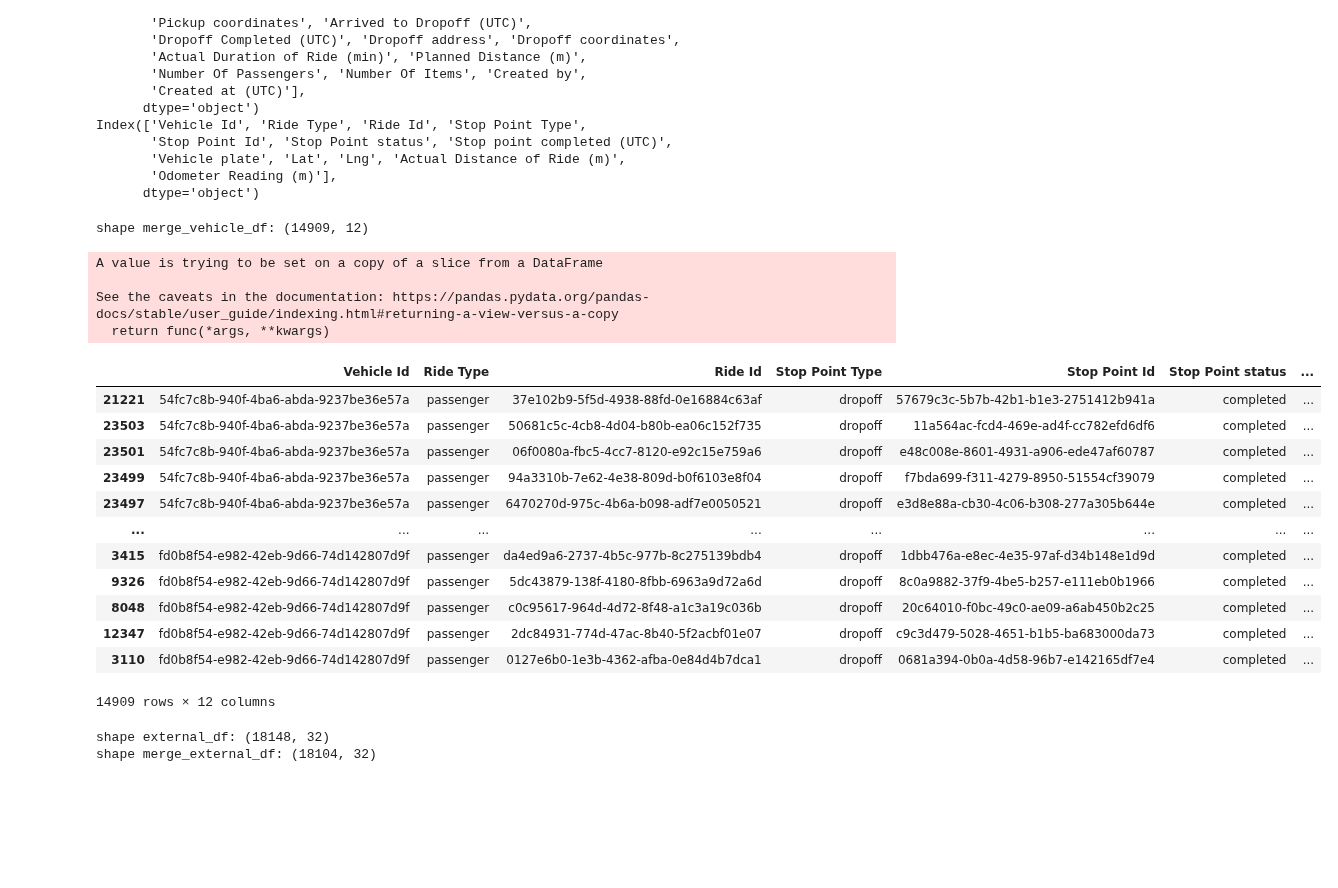
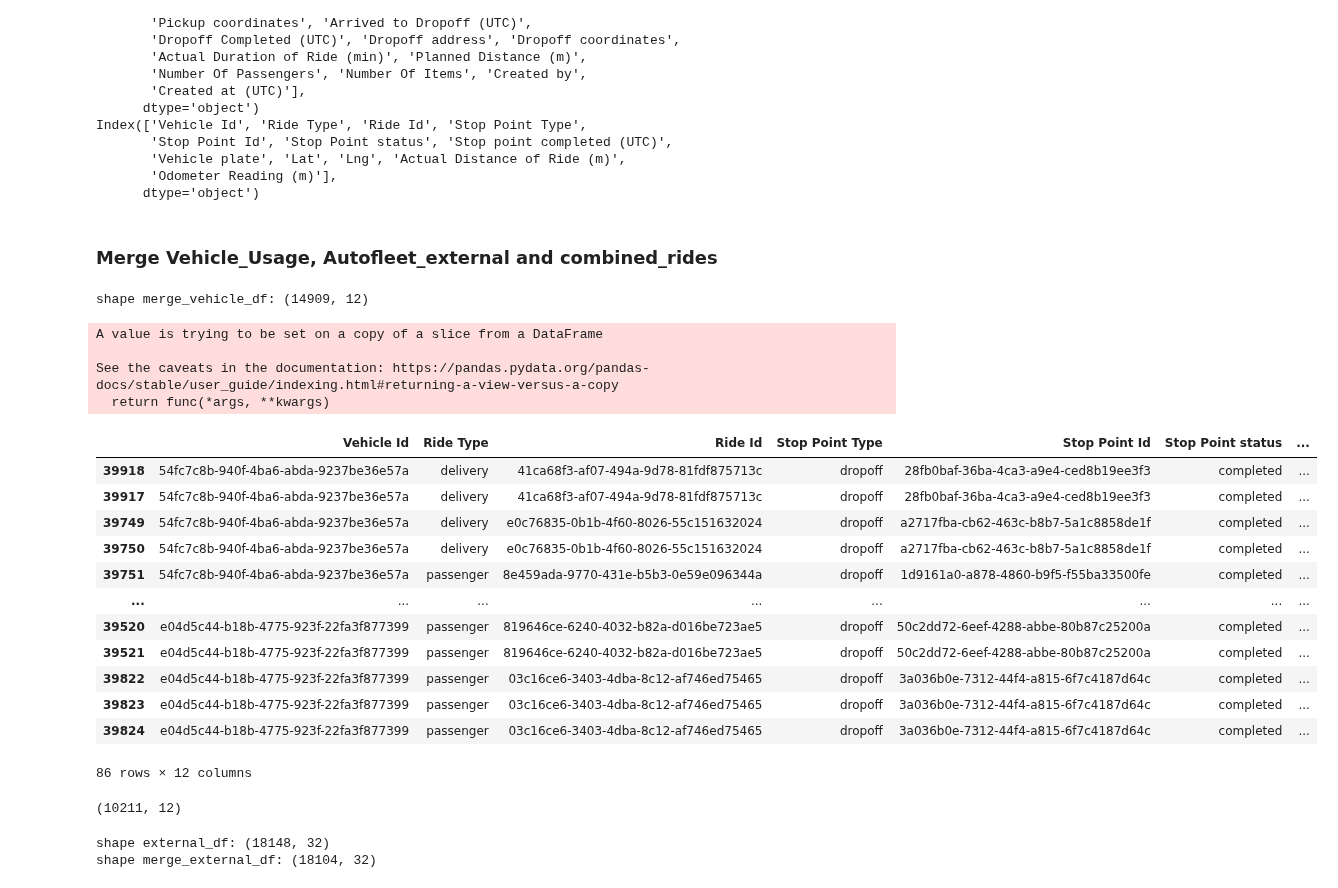
Before and after one commit to Lukas-Dierkes/vehicle-stream-team-project, a Jupyter notebook: vehicle_stream_pipeline/vehicle_matching.ipynb, the cells around one changed output. Drawn from its saved outputs; the diff is of its cells as text; code cells hidden in the pictures; blank space fills up the shorter version.

Commit message:
final df merge + vehicle matching

```diff
--- a/vehicle_stream_pipeline/vehicle_matching.ipynb
+++ b/vehicle_stream_pipeline/vehicle_matching.ipynb
@@ -102,35 +104,42 @@ Index(['Vehicle Id', 'Ride Type', 'Ride Id', 'Stop Point Type',
        'Vehicle plate', 'Lat', 'Lng', 'Actual Distance of Ride (m)',
        'Odometer Reading (m)'],
       dtype='object')
+# %% [markdown]
+### Merge Vehicle_Usage, Autofleet_external and combined_rides
 # %%
 # vehicle_usage_df preprocessing - filteirng on Stop Point type and status + drop remaining duplicates
 
 merge_vehicle_df = vehicle_usage_df[(vehicle_usage_df["Stop Point Type"] == "dropoff") & (vehicle_usage_df["Stop Point status"] == "completed")]
 merge_vehicle_df.dropna(subset=["Ride Id"], inplace= True)
 merge_vehicle_df.sort_values(by="Vehicle Id", inplace = True)
+dupl_vehicle_df = merge_vehicle_df[merge_vehicle_df.duplicated( subset=["Ride Id"] , keep= False)]
 merge_vehicle_df.drop_duplicates(subset=["Ride Id"], inplace= True)
 # dupl_vehicle_df = merge_vehicle_df[merge_vehicle_df.duplicated( subset=["Ride Id"] , keep= False)]
 print(f"shape merge_vehicle_df: {merge_vehicle_df.shape}")
-merge_vehicle_df
+dupl_vehicle_df
 # %% [output]
 shape merge_vehicle_df: (14909, 12)
 A value is trying to be set on a copy of a slice from a DataFrame
 
 See the caveats in the documentation: https://pandas.pydata.org/pandas-docs/stable/user_guide/indexing.html#returning-a-view-versus-a-copy
   return func(*args, **kwargs)
 |  | Vehicle Id | Ride Type | Ride Id | Stop Point Type | Stop Point Id | Stop Point status | ... |
-| 21221 | 54fc7c8b-940f-4ba6-abda-9237be36e57a | passenger | 37e102b9-5f5d-4938-88fd-0e16884c63af | dropoff | 57679c3c-5b7b-42b1-b1e3-2751412b941a | completed | ... |
-| 23503 | 54fc7c8b-940f-4ba6-abda-9237be36e57a | passenger | 50681c5c-4cb8-4d04-b80b-ea06c152f735 | dropoff | 11a564ac-fcd4-469e-ad4f-cc782efd6df6 | completed | ... |
-| 23501 | 54fc7c8b-940f-4ba6-abda-9237be36e57a | passenger | 06f0080a-fbc5-4cc7-8120-e92c15e759a6 | dropoff | e48c008e-8601-4931-a906-ede47af60787 | completed | ... |
-| 23499 | 54fc7c8b-940f-4ba6-abda-9237be36e57a | passenger | 94a3310b-7e62-4e38-809d-b0f6103e8f04 | dropoff | f7bda699-f311-4279-8950-51554cf39079 | completed | ... |
-| 23497 | 54fc7c8b-940f-4ba6-abda-9237be36e57a | passenger | 6470270d-975c-4b6a-b098-adf7e0050521 | dropoff | e3d8e88a-cb30-4c06-b308-277a305b644e | completed | ... |
+| 39918 | 54fc7c8b-940f-4ba6-abda-9237be36e57a | delivery | 41ca68f3-af07-494a-9d78-81fdf875713c | dropoff | 28fb0baf-36ba-4ca3-a9e4-ced8b19ee3f3 | completed | ... |
+| 39917 | 54fc7c8b-940f-4ba6-abda-9237be36e57a | delivery | 41ca68f3-af07-494a-9d78-81fdf875713c | dropoff | 28fb0baf-36ba-4ca3-a9e4-ced8b19ee3f3 | completed | ... |
+| 39749 | 54fc7c8b-940f-4ba6-abda-9237be36e57a | delivery | e0c76835-0b1b-4f60-8026-55c151632024 | dropoff | a2717fba-cb62-463c-b8b7-5a1c8858de1f | completed | ... |
+| 39750 | 54fc7c8b-940f-4ba6-abda-9237be36e57a | delivery | e0c76835-0b1b-4f60-8026-55c151632024 | dropoff | a2717fba-cb62-463c-b8b7-5a1c8858de1f | completed | ... |
+| 39751 | 54fc7c8b-940f-4ba6-abda-9237be36e57a | passenger | 8e459ada-9770-431e-b5b3-0e59e096344a | dropoff | 1d9161a0-a878-4860-b9f5-f55ba33500fe | completed | ... |
 | ... | ... | ... | ... | ... | ... | ... | ... |
-| 3415 | fd0b8f54-e982-42eb-9d66-74d142807d9f | passenger | da4ed9a6-2737-4b5c-977b-8c275139bdb4 | dropoff | 1dbb476a-e8ec-4e35-97af-d34b148e1d9d | completed | ... |
-| 9326 | fd0b8f54-e982-42eb-9d66-74d142807d9f | passenger | 5dc43879-138f-4180-8fbb-6963a9d72a6d | dropoff | 8c0a9882-37f9-4be5-b257-e111eb0b1966 | completed | ... |
-| 8048 | fd0b8f54-e982-42eb-9d66-74d142807d9f | passenger | c0c95617-964d-4d72-8f48-a1c3a19c036b | dropoff | 20c64010-f0bc-49c0-ae09-a6ab450b2c25 | completed | ... |
-| 12347 | fd0b8f54-e982-42eb-9d66-74d142807d9f | passenger | 2dc84931-774d-47ac-8b40-5f2acbf01e07 | dropoff | c9c3d479-5028-4651-b1b5-ba683000da73 | completed | ... |
-| 3110 | fd0b8f54-e982-42eb-9d66-74d142807d9f | passenger | 0127e6b0-1e3b-4362-afba-0e84d4b7dca1 | dropoff | 0681a394-0b0a-4d58-96b7-e142165df7e4 | completed | ... |
+| 39520 | e04d5c44-b18b-4775-923f-22fa3f877399 | passenger | 819646ce-6240-4032-b82a-d016be723ae5 | dropoff | 50c2dd72-6eef-4288-abbe-80b87c25200a | completed | ... |
+| 39521 | e04d5c44-b18b-4775-923f-22fa3f877399 | passenger | 819646ce-6240-4032-b82a-d016be723ae5 | dropoff | 50c2dd72-6eef-4288-abbe-80b87c25200a | completed | ... |
+| 39822 | e04d5c44-b18b-4775-923f-22fa3f877399 | passenger | 03c16ce6-3403-4dba-8c12-af746ed75465 | dropoff | 3a036b0e-7312-44f4-a815-6f7c4187d64c | completed | ... |
+| 39823 | e04d5c44-b18b-4775-923f-22fa3f877399 | passenger | 03c16ce6-3403-4dba-8c12-af746ed75465 | dropoff | 3a036b0e-7312-44f4-a815-6f7c4187d64c | completed | ... |
+| 39824 | e04d5c44-b18b-4775-923f-22fa3f877399 | passenger | 03c16ce6-3403-4dba-8c12-af746ed75465 | dropoff | 3a036b0e-7312-44f4-a815-6f7c4187d64c | completed | ... |
-14909 rows × 12 columns
+86 rows × 12 columns
+# %%
+merge_vehicle_df[merge_vehicle_df["Ride Type"]== "passenger"].shape
+# %% [output]
+(10211, 12)
 # %%
 # external_df preprocessing
 duplicated_external_df = external_df[external_df.duplicated( subset=["Id"] , keep= False)]
```
Also changed, not shown: parts of 8 cells of this notebook.
